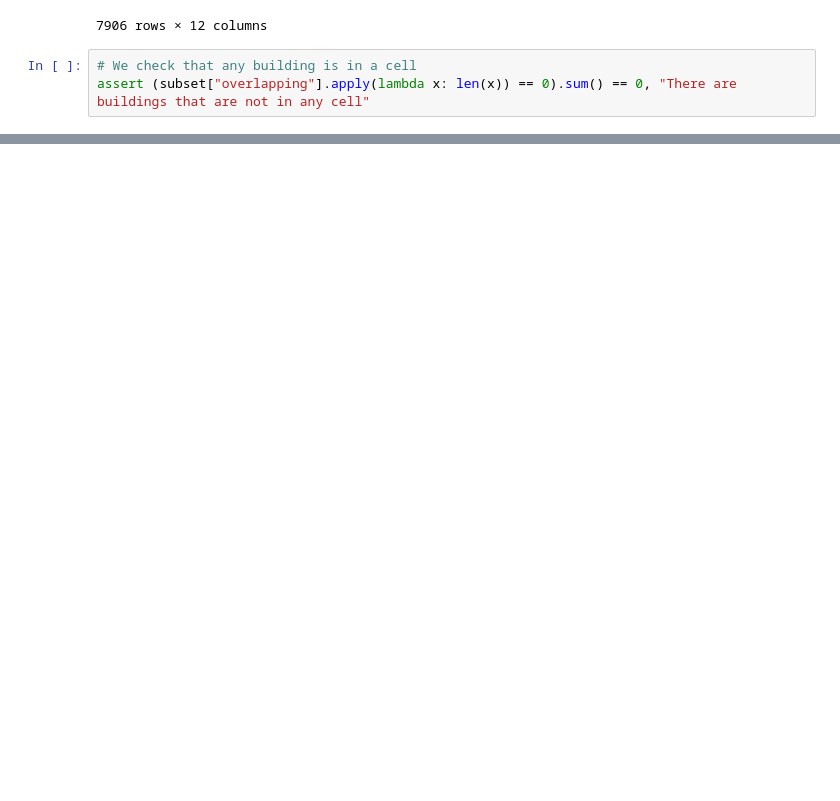
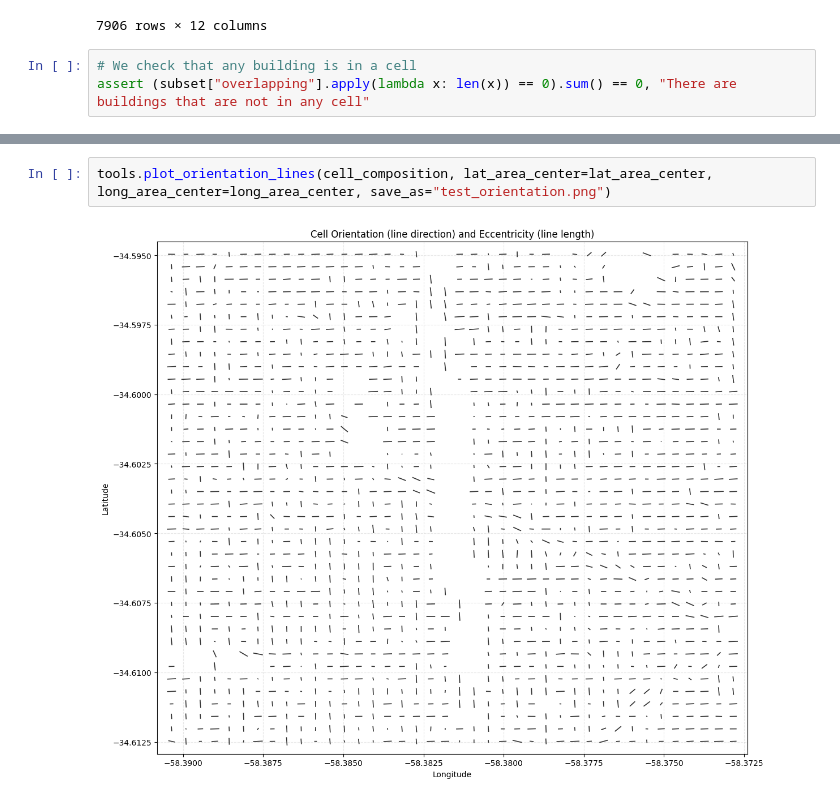
Before and after one commit to IonatanPerez/TECHO-IdeATLAS, a Jupyter notebook: Pipeline.ipynb, the cells around one changed output, grey strips where cells are left out. Drawn from its saved outputs; the diff is of its cells as text; blank space fills up the shorter version.

Commit message:
added plots

```diff
--- a/Pipeline.ipynb
+++ b/Pipeline.ipynb
@@ -177,0 +180,4 @@ cell_composition
+# %%
+tools.plot_orientation_lines(cell_composition, lat_area_center=lat_area_center, long_area_center=long_area_center, save_as="test_orientation.png")
+# %% [output]
+[figure, added]
```
Also changed, not shown: parts of 8 cells of this notebook, 3 other files.
